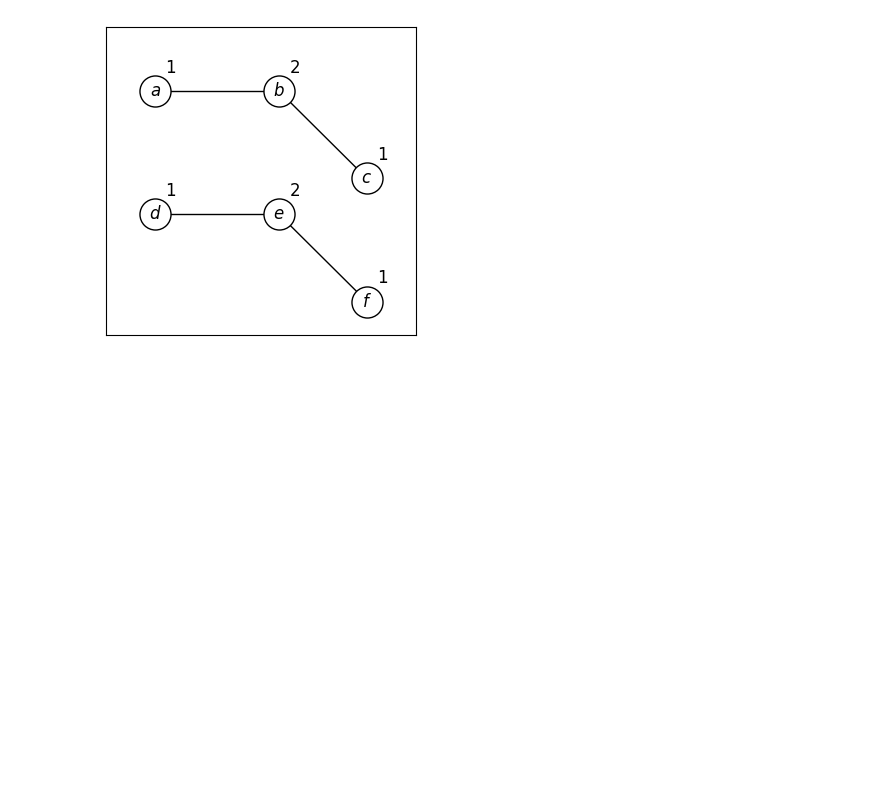
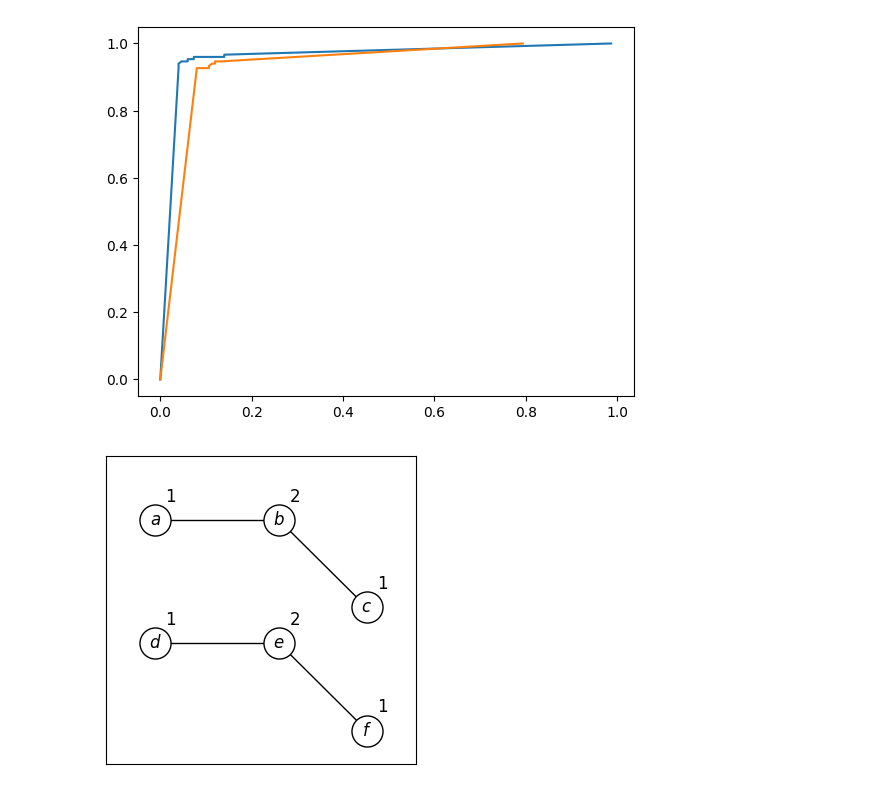
Before and after one commit to JonasDeSchouwer/Expressiveness-of-LGNNs, a Jupyter notebook: code/plot-figures.ipynb, the cells around one changed output. Drawn from its saved outputs; the diff is of its cells as text; code cells hidden in the pictures; blank space fills up the shorter version.

```diff
--- a/code/plot-figures.ipynb
+++ b/code/plot-figures.ipynb
@@ -5,3 +51,8 @@ import matplotlib.pyplot as plt
+# %%
+draw_roc_curve(node_conv_model, dataset.test_graphs)
+draw_roc_curve(edge_conv_model, dataset.test_graphs)
+# %% [output]
+[figure, added]
 # %%
 # Draw G1 and G2
 
```
Also changed, not shown: parts of 4 cells of this notebook, 3 other files.
